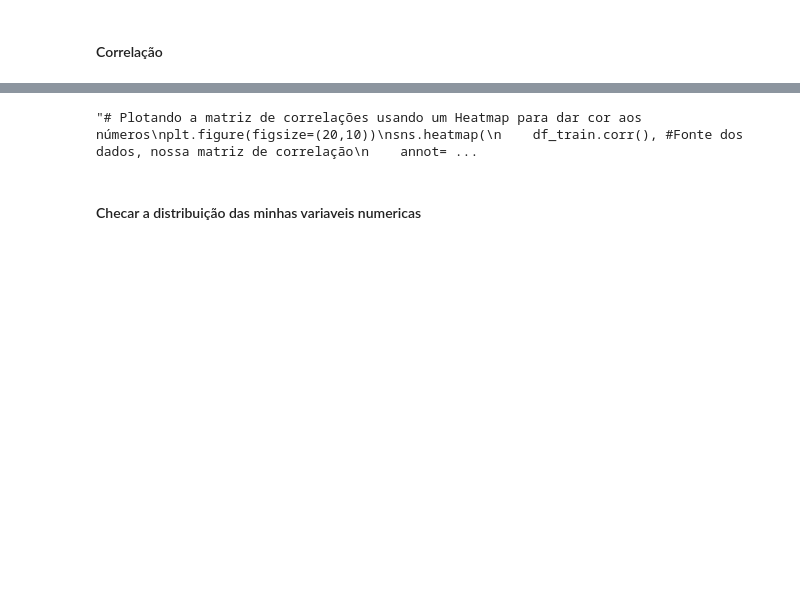
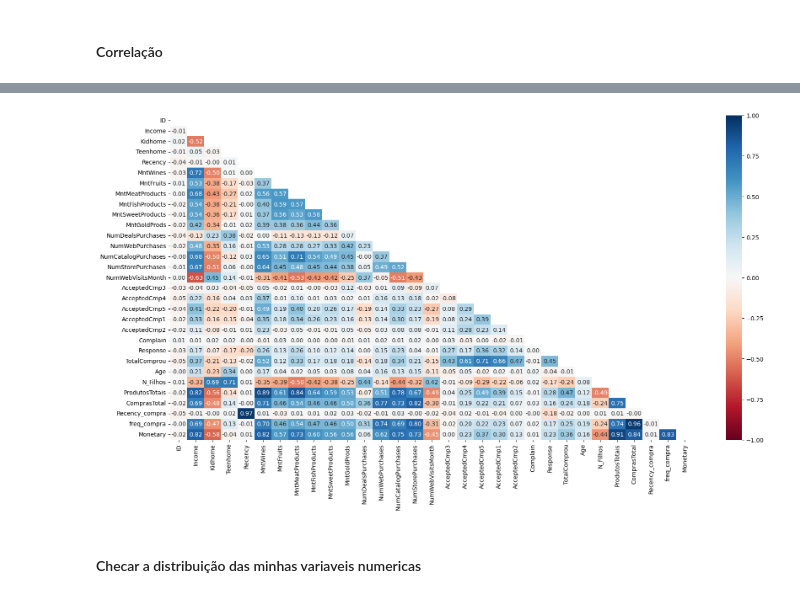
Before and after one commit to DionesGouvea/propensao_compra, a Jupyter notebook: Propensão_Marketing.ipynb, the cells around one changed output, grey strips where cells are left out. Drawn from its saved outputs; the diff is of its cells as text; code cells hidden in the pictures; blank space fills up the shorter version.

```diff
--- a/Propensão_Marketing.ipynb
+++ b/Propensão_Marketing.ipynb
@@ -561,0 +587,3 @@ df_train[['NumDealsPurchases','NumCatalogPurchases','NumStorePurchases','NumWebP
+# %%
+df_train['Recency_compra'] = pd.cut(df_train['Recency'],bins=[0, 25, 50, 75, np.inf],
+                                    labels=[0, 1, 2, 3]).astype("float").astype("Int64")
@@ -561,0 +614,4 @@ df_train[['NumDealsPurchases','NumCatalogPurchases','NumStorePurchases','NumWebP
+# %%
+#criando os grupos de frequencia com base nos quartils de CompraTotal
+df_train['freq_compra'] = pd.cut(df_train['ComprasTotal'], bins=[0, 8, 15, 20, np.inf],
+                                  labels=[0, 1, 2, 3]).astype("float").astype("Int64")
@@ -561,0 +644,4 @@ df_train[['NumDealsPurchases','NumCatalogPurchases','NumStorePurchases','NumWebP
+# %%
+#criando  os grupos de Monetary com base nos quatis de ProdutosTotais
+df_train['Monetary'] = pd.cut(df_train['ProdutosTotais'], bins=[0, 71, 408, 1060, np.inf],
+                                  labels=[0, 1, 2, 3]).astype("int")
@@ -564,17 +681,17 @@ df_train[['NumDealsPurchases','NumCatalogPurchases','NumStorePurchases','NumWebP
 # %%
-"""# Plotando a matriz de correlações usando um Heatmap para dar cor aos números
+# Plotando a matriz de correlações usando um Heatmap para dar cor aos números
 plt.figure(figsize=(20,10))
 sns.heatmap(
     df_train.corr(), #Fonte dos dados, nossa matriz de correlação
     annot=True,
     fmt='.2f',
     vmin = -1,
     vmax = 1,
     cmap='RdBu', # Mapa de cores do vermelho (menor) para o azul (maior)
     mask=np.triu( # Faz uma matriz triangular
         np.ones_like(df_train.corr()) # usando como base uma matriz de '1's, do mesmo tamanho que a matriz de correlação
     ) # A máscara vai então 'apagar' a diagonal superior da matriz
            )
-plt.show()"""
+plt.show()
 # %% [output]
-"# Plotando a matriz de correlações usando um Heatmap para dar cor aos números\nplt.figure(figsize=(20,10))\nsns.heatmap(\n    df_train.corr(), #Fonte dos dados, nossa matriz de correlação\n    annot= ...
+[figure, added]
```
Also changed, not shown: parts of 15 cells of this notebook.
